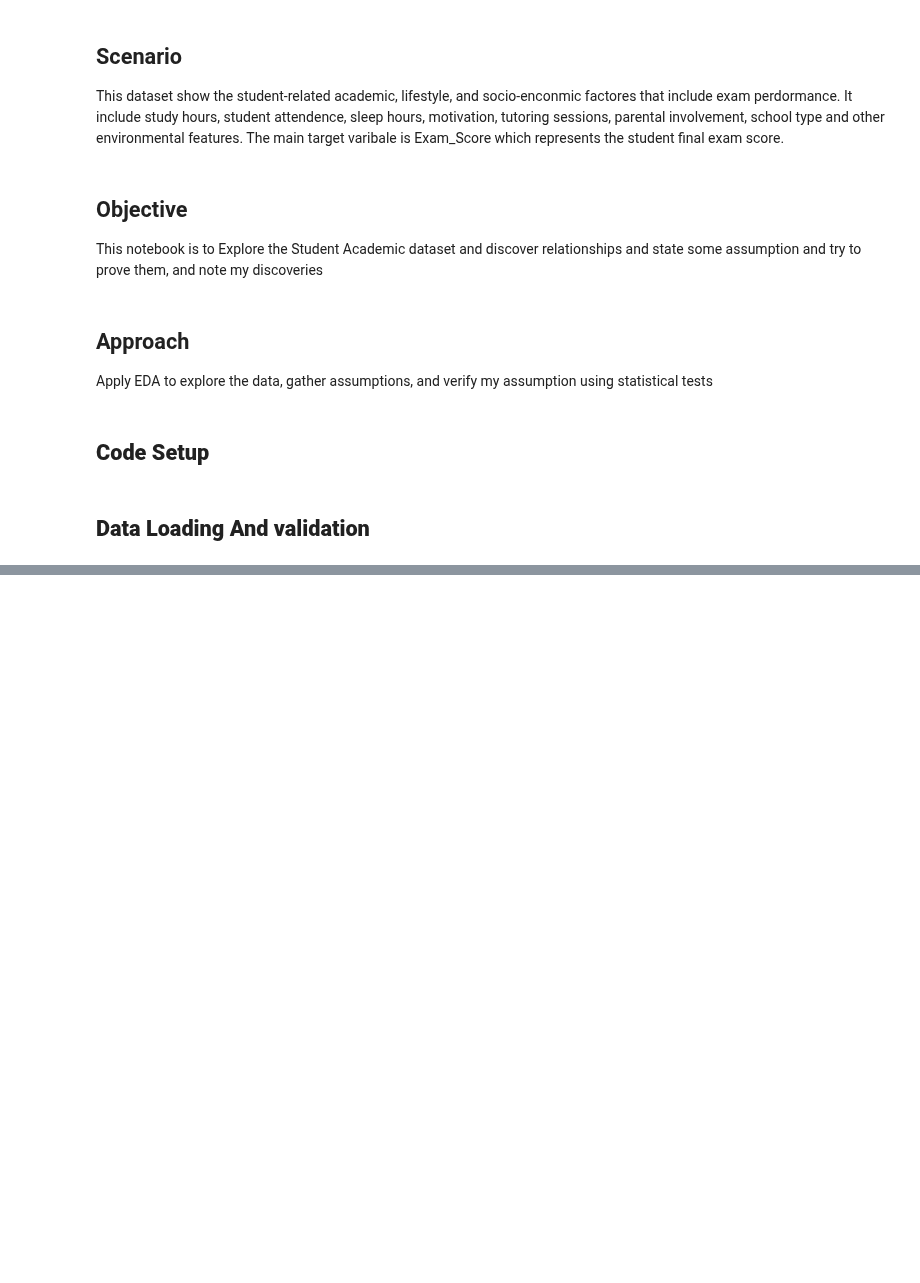
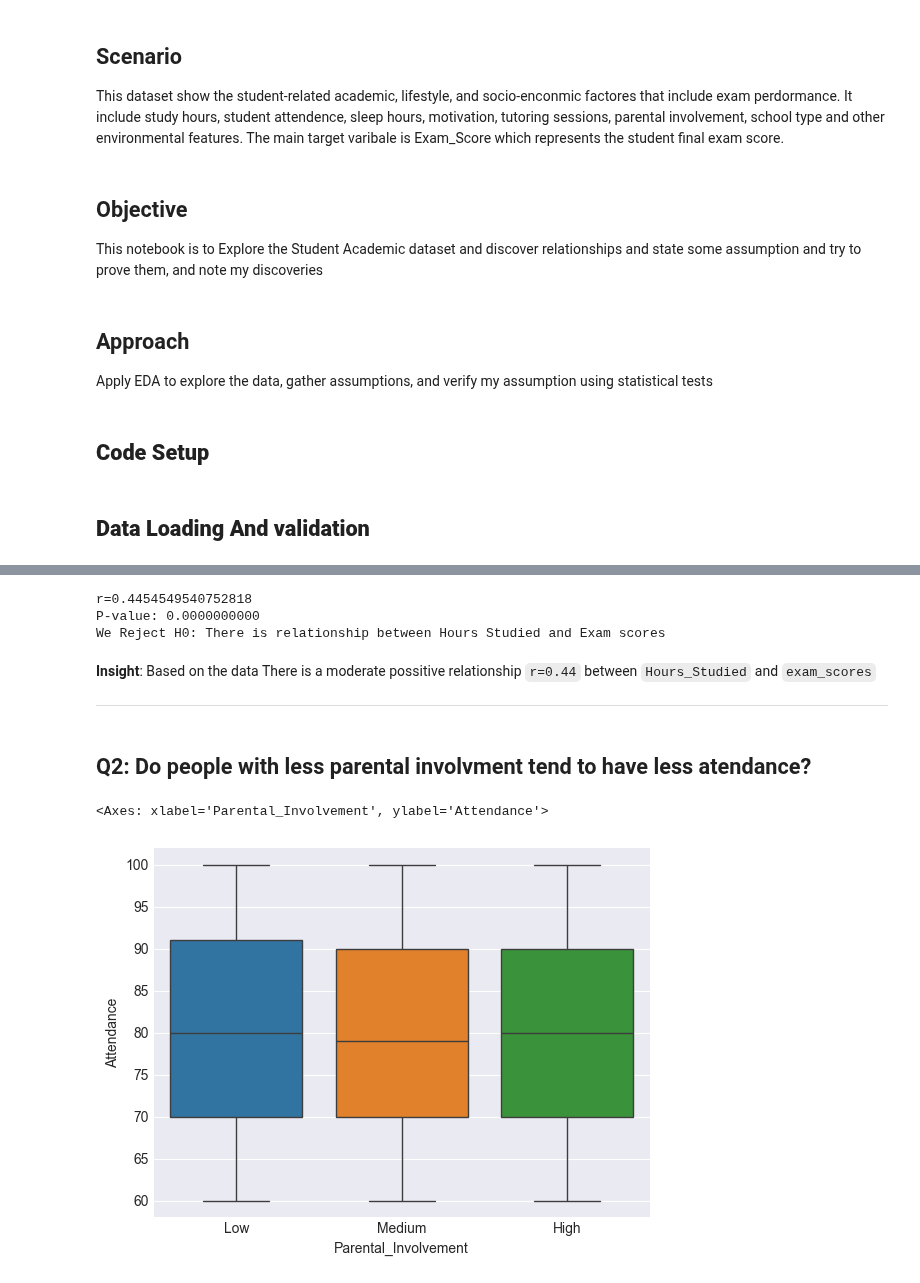
Before and after one commit to TurkiOmran/AAI, a Jupyter notebook: student/project/p2/notebooks/p2_students_exam.ipynb, the cells around one changed output, grey strips where cells are left out. Saved outputs shown, nothing was run; the diff lists cells and outputs as text; code cells hidden in the pictures; blank space fills up the shorter version.

```diff
--- a/student/project/p2/notebooks/p2_students_exam.ipynb
+++ b/student/project/p2/notebooks/p2_students_exam.ipynb
@@ -71,0 +122,26 @@ Columns:
+# %%
+r,p = stats.pearsonr(df['Hours_Studied'],y=df['Exam_Score'])
+
+print(f'r={r}\nP-value: {p:.10f}')
+if p < ALPHA:
+    print(f'We Reject H0: There is relationship between Hours Studied and Exam scores')
+else:
+    print("We do not reject H0: There is no relationship between Hours Studied and Exam scores")
+# %% [output]
+r=0.4454549540752818
+P-value: 0.0000000000
+We Reject H0: There is relationship between Hours Studied and Exam scores
+# %% [markdown]
+**Insight**: Based on the data There is a moderate possitive relationship `r=0.44` between `Hours_Studied` and `exam_scores`
+
+---
+# %% [markdown]
+
+## Q2: Do people with less parental involvment tend to have less atendance?
+# %%
+df['Parental_Involvement'].value_counts()
+
+sns.boxplot(data=df,x='Parental_Involvement',y='Attendance',hue='Parental_Involvement')
+# %% [output]
+<Axes: xlabel='Parental_Involvement', ylabel='Attendance'>
+[figure, added]
```
Also changed, not shown: parts of 14 cells of this notebook.
